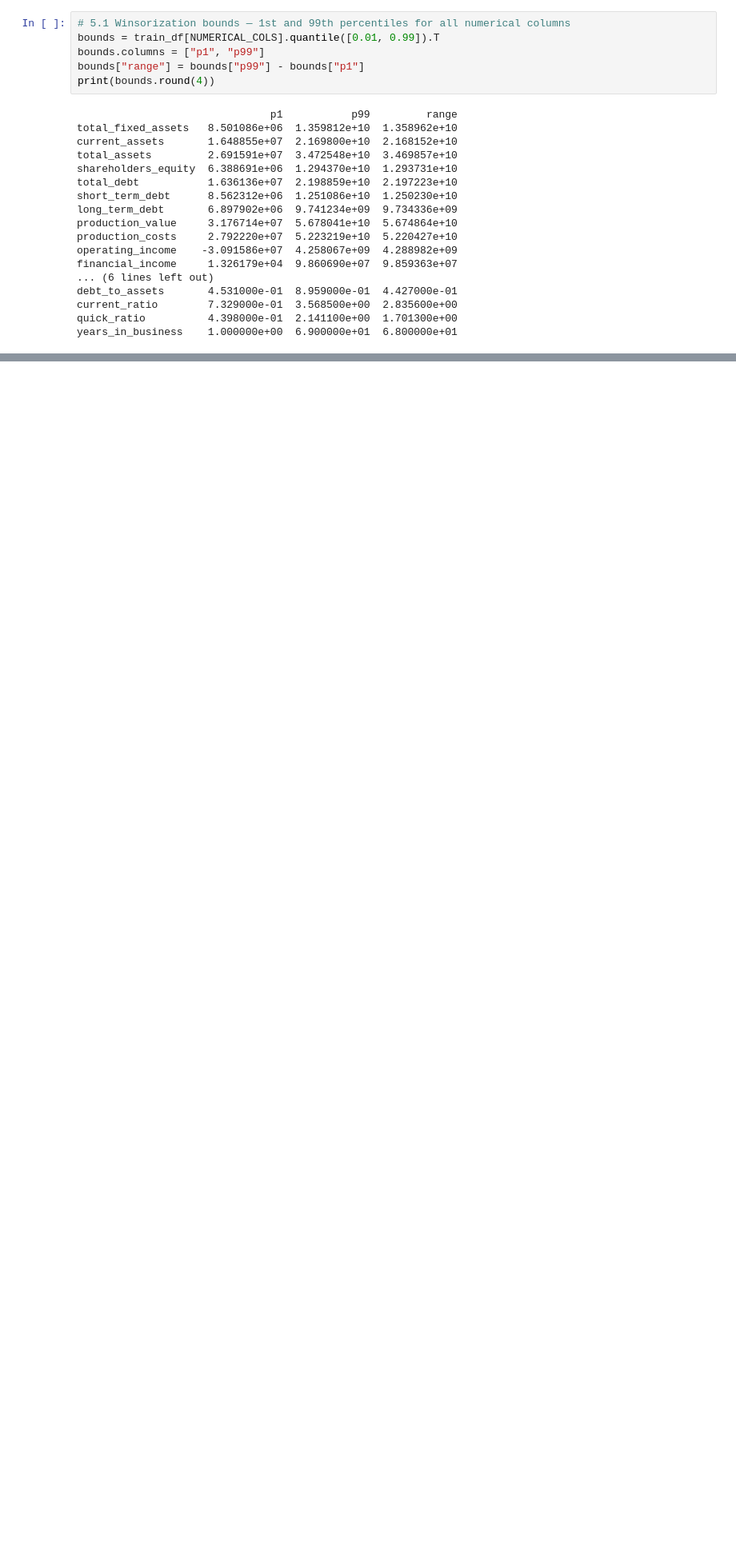
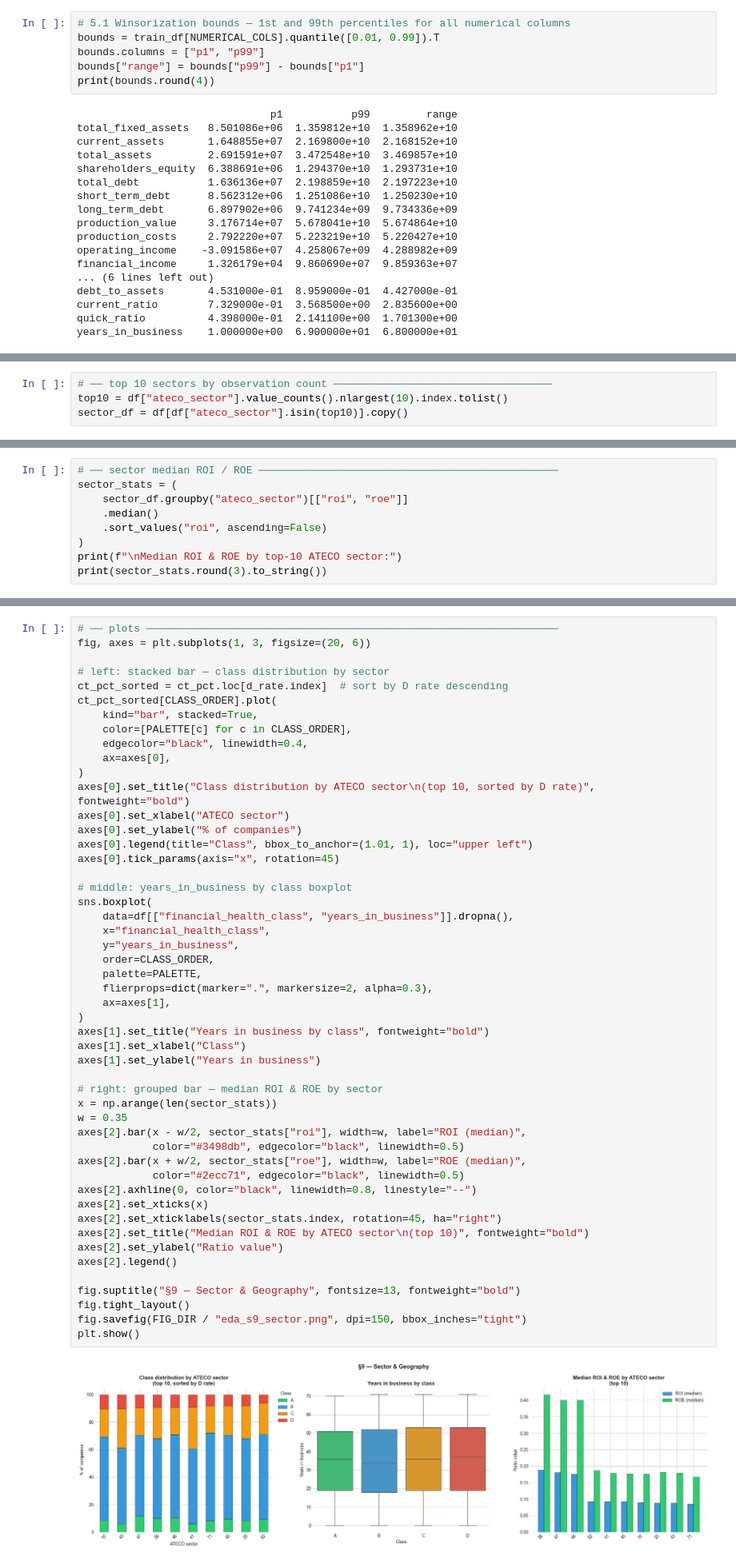
Before and after one commit to LolloPaz/ifc, a Jupyter notebook: notebooks/01_eda.ipynb, the cells around one changed output, grey strips where cells are left out. Shown at 80% size. Cells and saved outputs as stored; diff of their text form; blank space fills up the shorter version.

```diff
--- a/notebooks/01_eda.ipynb
+++ b/notebooks/01_eda.ipynb
@@ -1117,0 +1439,4 @@ years_in_business          77        102    179  1.51
+# %%
+# ── top 10 sectors by observation count ───────────────────────────────────
+top10 = df["ateco_sector"].value_counts().nlargest(10).index.tolist()
+sector_df = df[df["ateco_sector"].isin(top10)].copy()
@@ -1117,0 +1490,9 @@ years_in_business          77        102    179  1.51
+# %%
+# ── sector median ROI / ROE ────────────────────────────────────────────────
+sector_stats = (
+    sector_df.groupby("ateco_sector")[["roi", "roe"]]
+    .median()
+    .sort_values("roi", ascending=False)
+)
+print(f"\nMedian ROI & ROE by top-10 ATECO sector:")
+print(sector_stats.round(3).to_string())
@@ -1117,0 +1513,52 @@ years_in_business          77        102    179  1.51
+# %%
+# ── plots ──────────────────────────────────────────────────────────────────
+fig, axes = plt.subplots(1, 3, figsize=(20, 6))
+
+# left: stacked bar — class distribution by sector
+ct_pct_sorted = ct_pct.loc[d_rate.index]  # sort by D rate descending
+ct_pct_sorted[CLASS_ORDER].plot(
+    kind="bar", stacked=True,
+    color=[PALETTE[c] for c in CLASS_ORDER],
+    edgecolor="black", linewidth=0.4,
+    ax=axes[0],
+)
+axes[0].set_title("Class distribution by ATECO sector\n(top 10, sorted by D rate)", fontweight="bold")
+axes[0].set_xlabel("ATECO sector")
+axes[0].set_ylabel("% of companies")
+axes[0].legend(title="Class", bbox_to_anchor=(1.01, 1), loc="upper left")
+axes[0].tick_params(axis="x", rotation=45)
+
+# middle: years_in_business by class boxplot
+sns.boxplot(
+    data=df[["financial_health_class", "years_in_business"]].dropna(),
+    x="financial_health_class",
+    y="years_in_business",
+    order=CLASS_ORDER,
+    palette=PALETTE,
+    flierprops=dict(marker=".", markersize=2, alpha=0.3),
+    ax=axes[1],
+)
+axes[1].set_title("Years in business by class", fontweight="bold")
+axes[1].set_xlabel("Class")
+axes[1].set_ylabel("Years in business")
+
+# right: grouped bar — median ROI & ROE by sector
+x = np.arange(len(sector_stats))
+w = 0.35
+axes[2].bar(x - w/2, sector_stats["roi"], width=w, label="ROI (median)",
+            color="#3498db", edgecolor="black", linewidth=0.5)
+axes[2].bar(x + w/2, sector_stats["roe"], width=w, label="ROE (median)",
+            color="#2ecc71", edgecolor="black", linewidth=0.5)
+axes[2].axhline(0, color="black", linewidth=0.8, linestyle="--")
+axes[2].set_xticks(x)
+axes[2].set_xticklabels(sector_stats.index, rotation=45, ha="right")
+axes[2].set_title("Median ROI & ROE by ATECO sector\n(top 10)", fontweight="bold")
+axes[2].set_ylabel("Ratio value")
+axes[2].legend()
+
+fig.suptitle("§9 — Sector & Geography", fontsize=13, fontweight="bold")
+fig.tight_layout()
+fig.savefig(FIG_DIR / "eda_s9_sector.png", dpi=150, bbox_inches="tight")
+plt.show()
+# %% [output]
+[figure, added]
```
Also changed, not shown: parts of 33 cells of this notebook, 1 other file.
